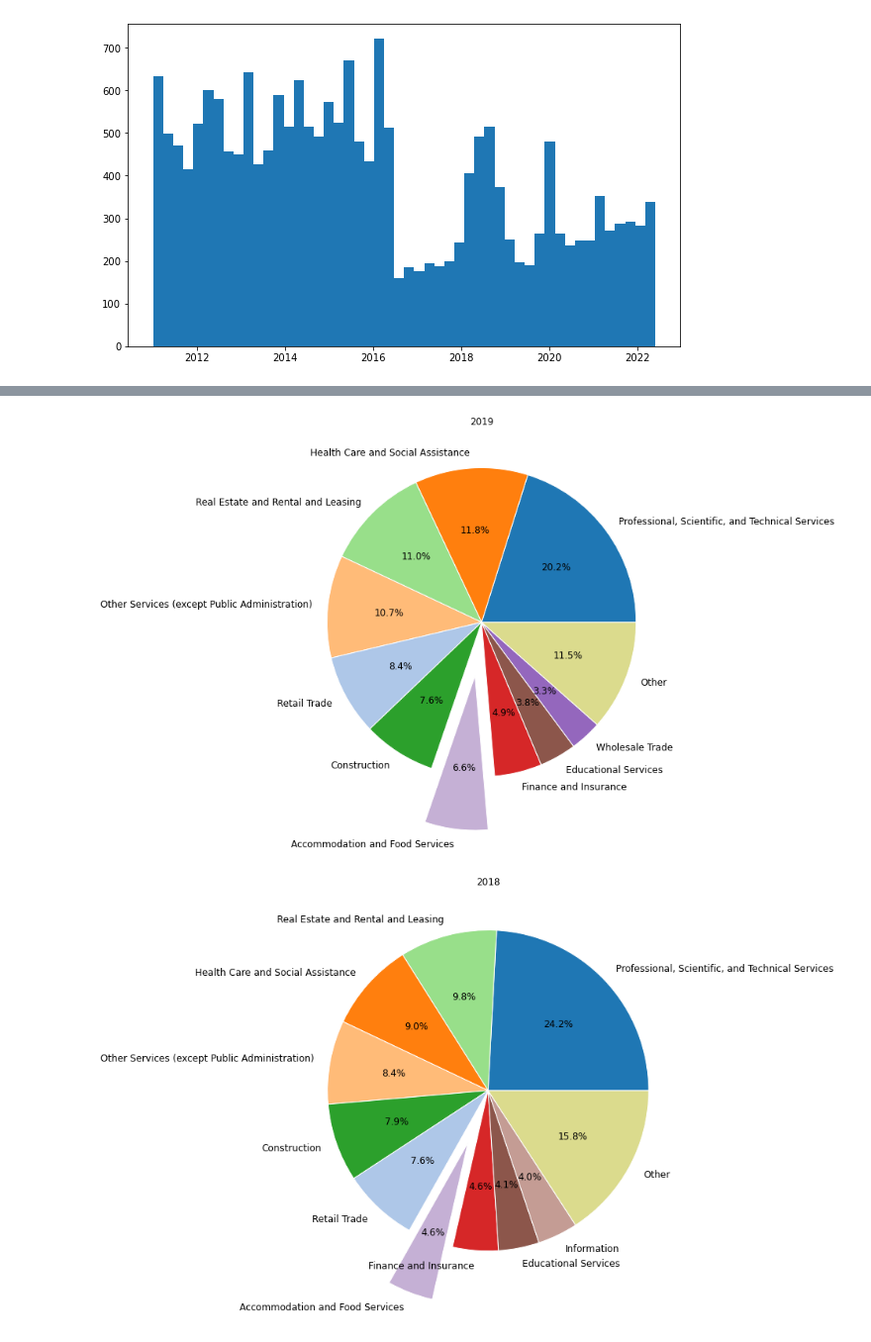
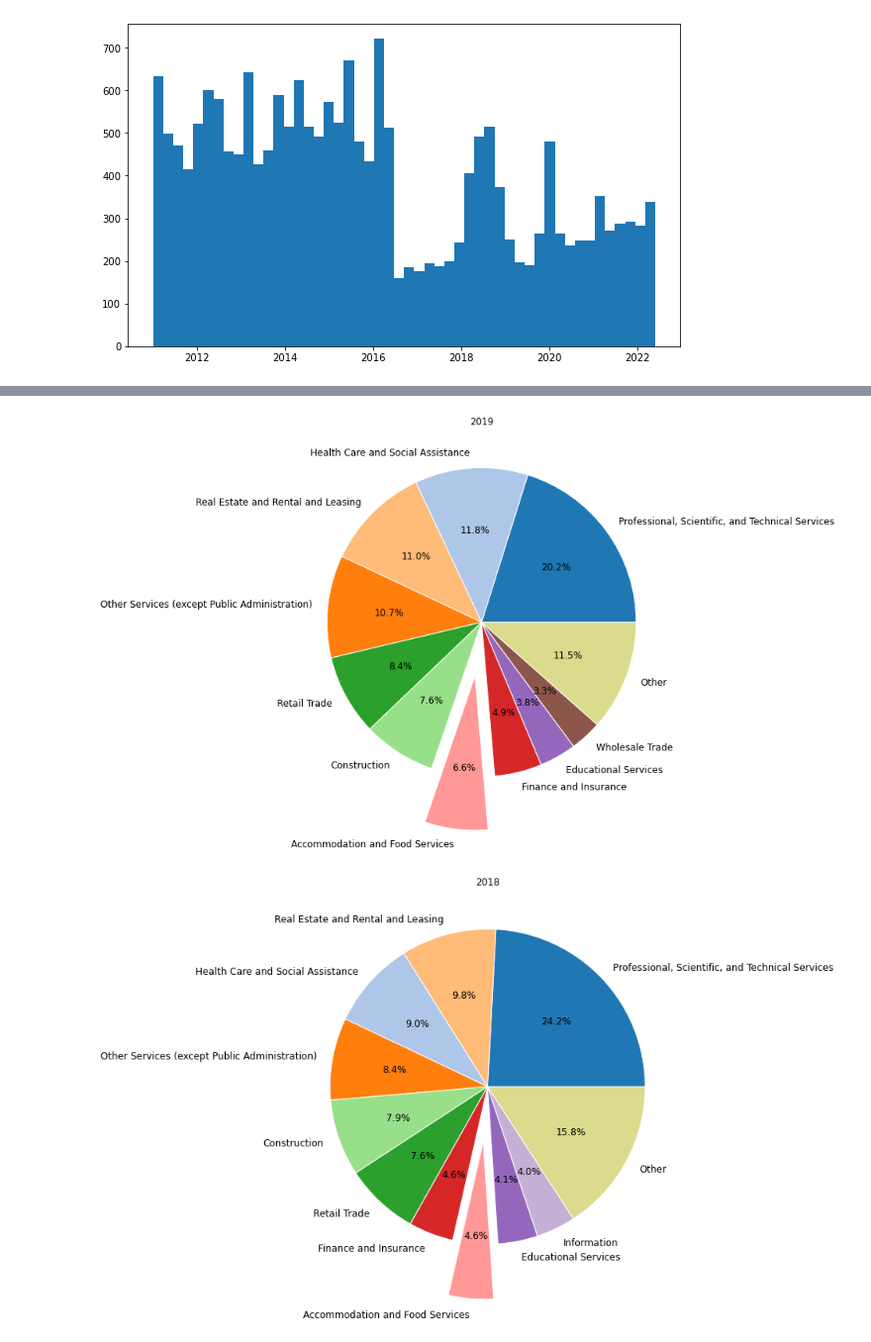
Before and after one commit to edwinhung/Business_Listing_Bellevue, a Jupyter notebook: Business_EDA.ipynb, the cells around one changed output, grey strips where cells are left out. Shown at 99% size. Cells and saved outputs as stored; diff of their text form; code cells hidden in the pictures.

```diff
--- a/Business_EDA.ipynb
+++ b/Business_EDA.ipynb
@@ -92,6 +94,8 @@ plt.hist(x=business[business['Year']>2010]['IssueDate'],bins=50)
 plt.show()
 # %% [output]
 [figure]
+# %%
+business = business[business['Year']>2017]
 # %%
 all_sectors = business['Sector'].value_counts()
 labels = all_sectors.index.to_list()
@@ -99,7 +103,7 @@ colors = dict(zip(labels,plt.cm.tab20.colors[:len(labels)]))
 # %%
 colors['Other'] = plt.cm.tab20_r.colors[2]
 # %%
-for year in sorted(business['Year'].unique(),reverse=True)[:6]:
+for year in sorted(business['Year'].unique(),reverse=True):
     plt.figure(figsize=(12,8))
     sector_count = business[business['Year']==year]['Sector'].value_counts()
     sector_count[10] = sum(sector_count[10:])
@@ -121,2 +125,2 @@ plt.show()
-[figure, old version]
+[figure, new version]
-[figure, old version]
+[figure, new version]
```
Also changed, not shown: parts of 18 cells of this notebook.
